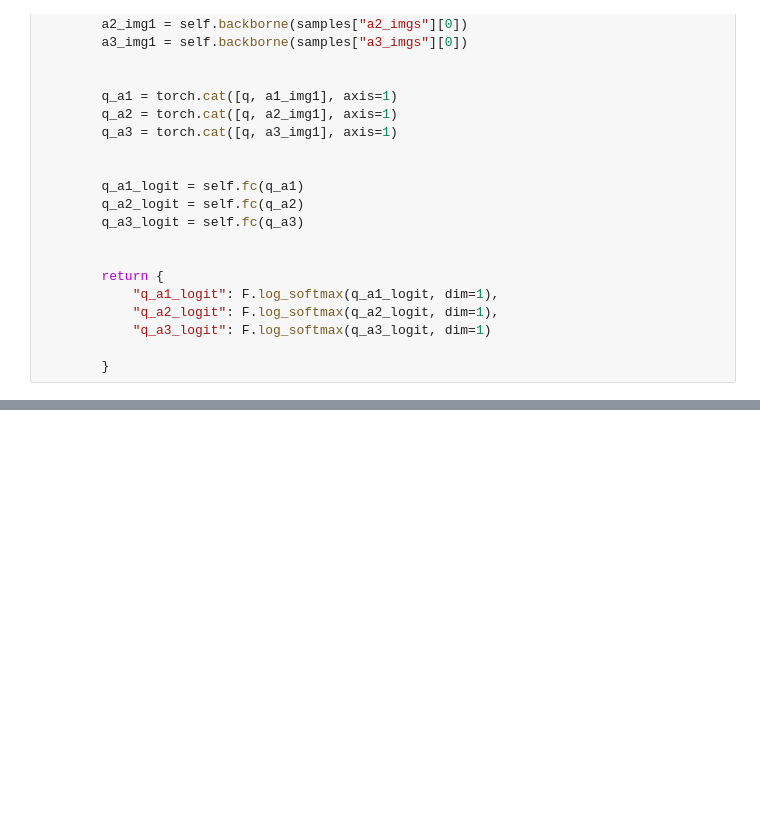
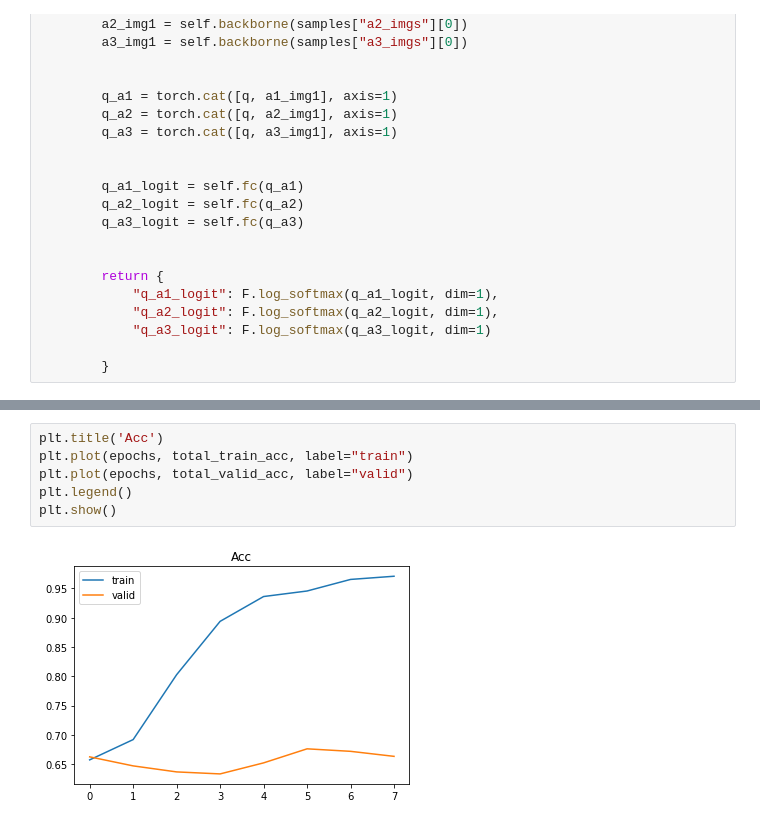
Before and after one commit to jujbob/Visual_Reasoning, a Jupyter notebook: task3/baseline_task3.ipynb, the cells around one changed output, grey strips where cells are left out. Cells and saved outputs as stored; diff of their text form; blank space fills up the shorter version.

```diff
--- a/task3/baseline_task3.ipynb
+++ b/task3/baseline_task3.ipynb
@@ -365,0 +419,8 @@ Valid Accuracy: 0.6083976006855184
+# %%
+plt.title('Acc')
+plt.plot(epochs, total_train_acc, label="train")
+plt.plot(epochs, total_valid_acc, label="valid")
+plt.legend()
+plt.show()
+# %% [output]
+[figure, added]
```
Also changed, not shown: parts of 6 cells of this notebook, 7 other files.
